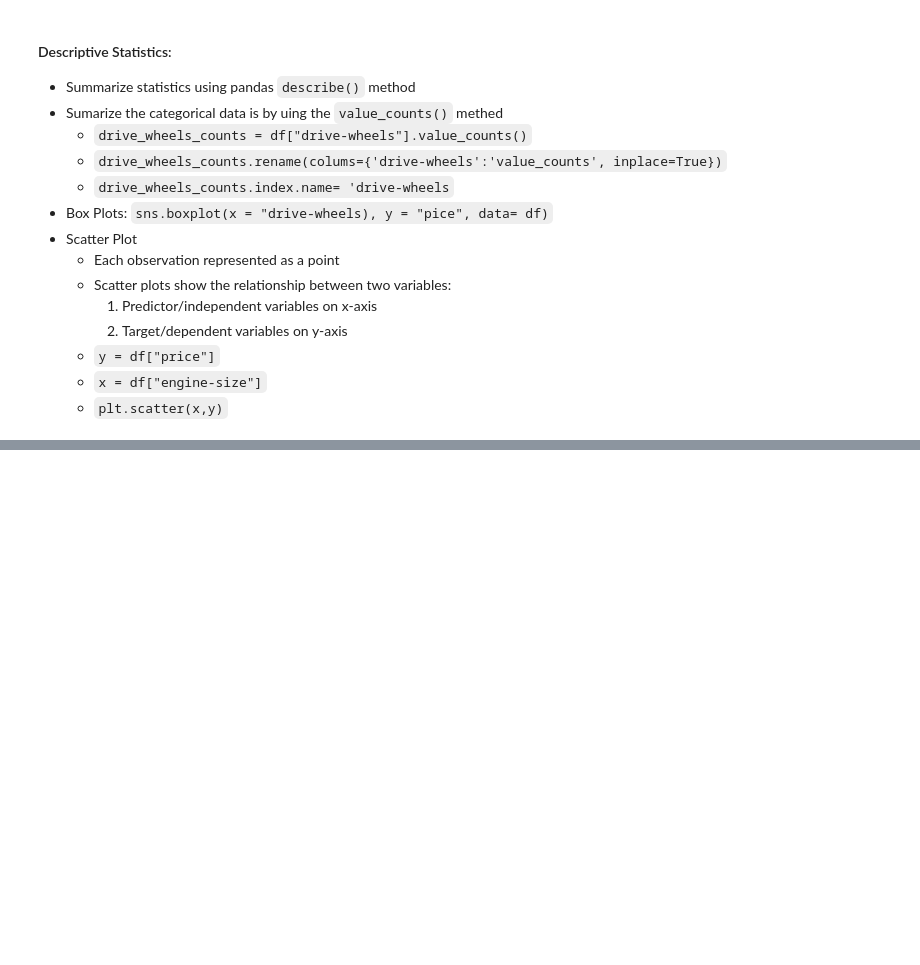
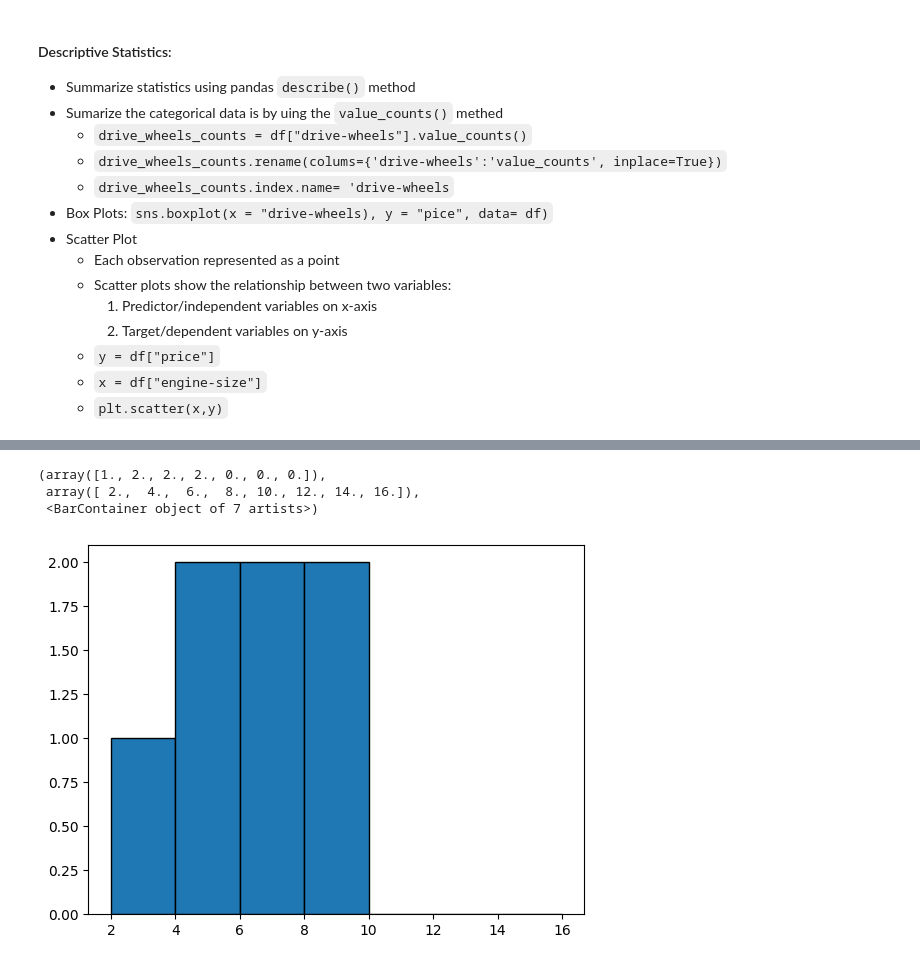
Before and after one commit to jose-angell/DataScience, a Jupyter notebook: DataAnalysis/Module3.ipynb, the cells around one changed output, grey strips where cells are left out. Cells and saved outputs as stored; diff of their text form; code cells hidden in the pictures; blank space fills up the shorter version.

```diff
--- a/DataAnalysis/Module3.ipynb
+++ b/DataAnalysis/Module3.ipynb
@@ -36,0 +85,7 @@
+# %%
+plt.hist(x, y, edgecolor='black')
+# %% [output]
+(array([1., 2., 2., 2., 0., 0., 0.]),
+ array([ 2.,  4.,  6.,  8., 10., 12., 14., 16.]),
+ <BarContainer object of 7 artists>)
+[figure, added]
```
Also changed, not shown: parts of 18 cells of this notebook.
